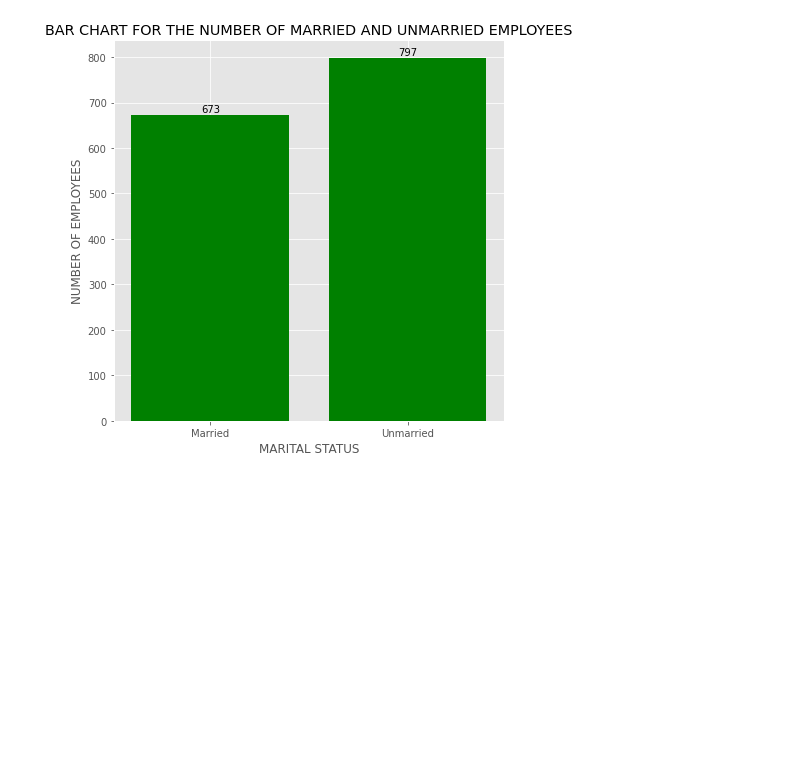
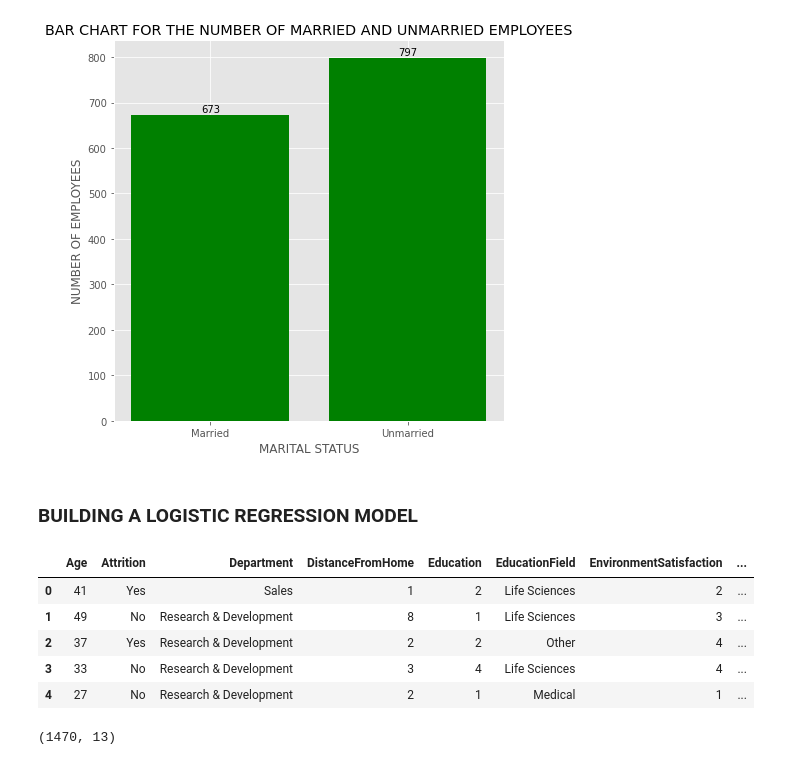
Before and after one commit to moyin0luwa/IBM-Attrition-Data, a Jupyter notebook: IBM-Attrition-Data.ipynb, the cells around one changed output. Drawn from its saved outputs; the diff is of its cells as text; code cells hidden in the pictures; blank space fills up the shorter version.

```diff
--- a/IBM-Attrition-Data.ipynb
+++ b/IBM-Attrition-Data.ipynb
@@ -184,3 +215,18 @@ ax.set_xticks(x, status)
 plt.show()
 # %% [output]
 [figure]
+# %% [markdown]
+### BUILDING A LOGISTIC REGRESSION MODEL
+# %%
+df_attrition_data.head()
+# %% [output]
+|  | Age | Attrition | Department | DistanceFromHome | Education | EducationField | EnvironmentSatisfaction | ... |
+| 0 | 41 | Yes | Sales | 1 | 2 | Life Sciences | 2 | ... |
+| 1 | 49 | No | Research & Development | 8 | 1 | Life Sciences | 3 | ... |
+| 2 | 37 | Yes | Research & Development | 2 | 2 | Other | 4 | ... |
+| 3 | 33 | No | Research & Development | 3 | 4 | Life Sciences | 4 | ... |
+| 4 | 27 | No | Research & Development | 2 | 1 | Medical | 1 | ... |
+# %%
+df_attrition_data.shape
+# %% [output]
+(1470, 13)
```
Also changed, not shown: parts of 16 cells of this notebook.
